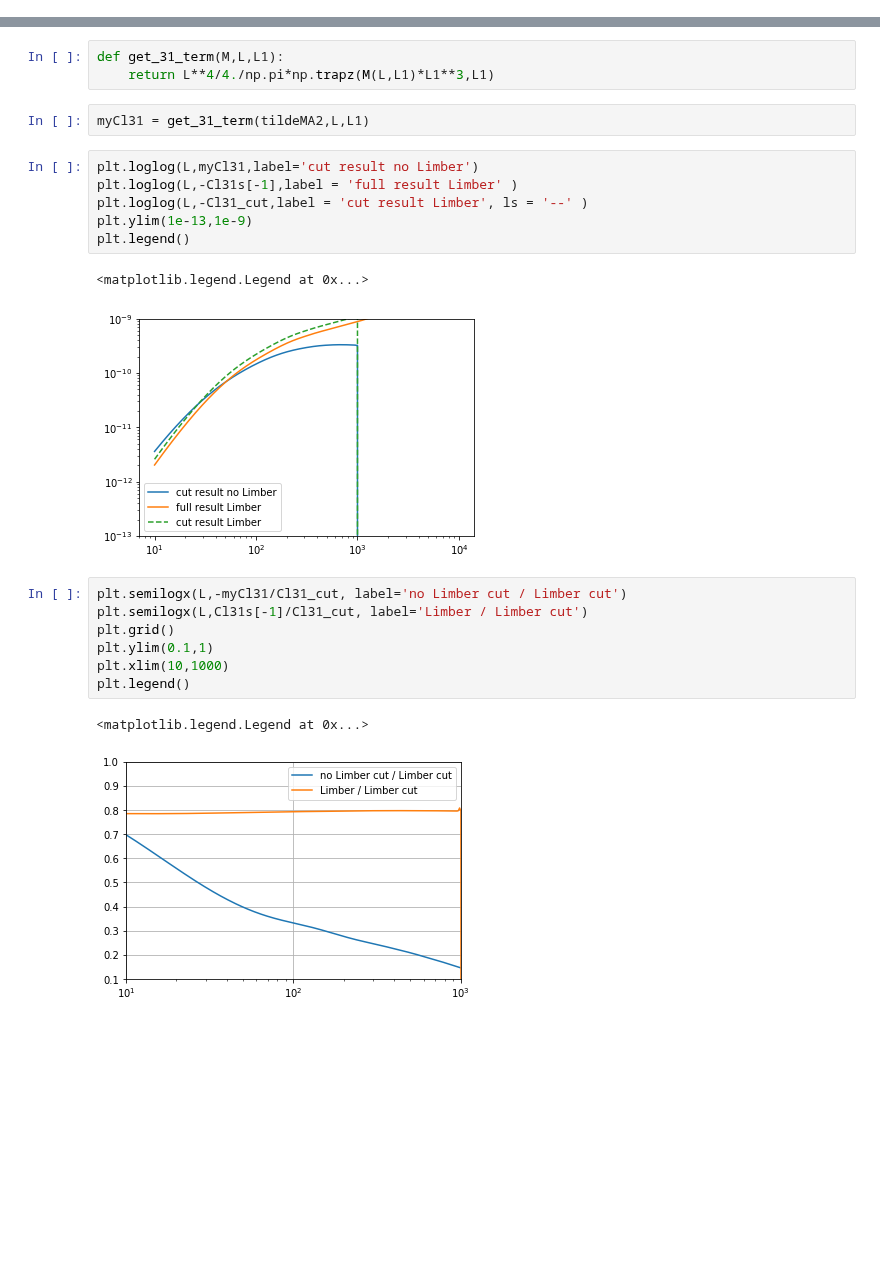
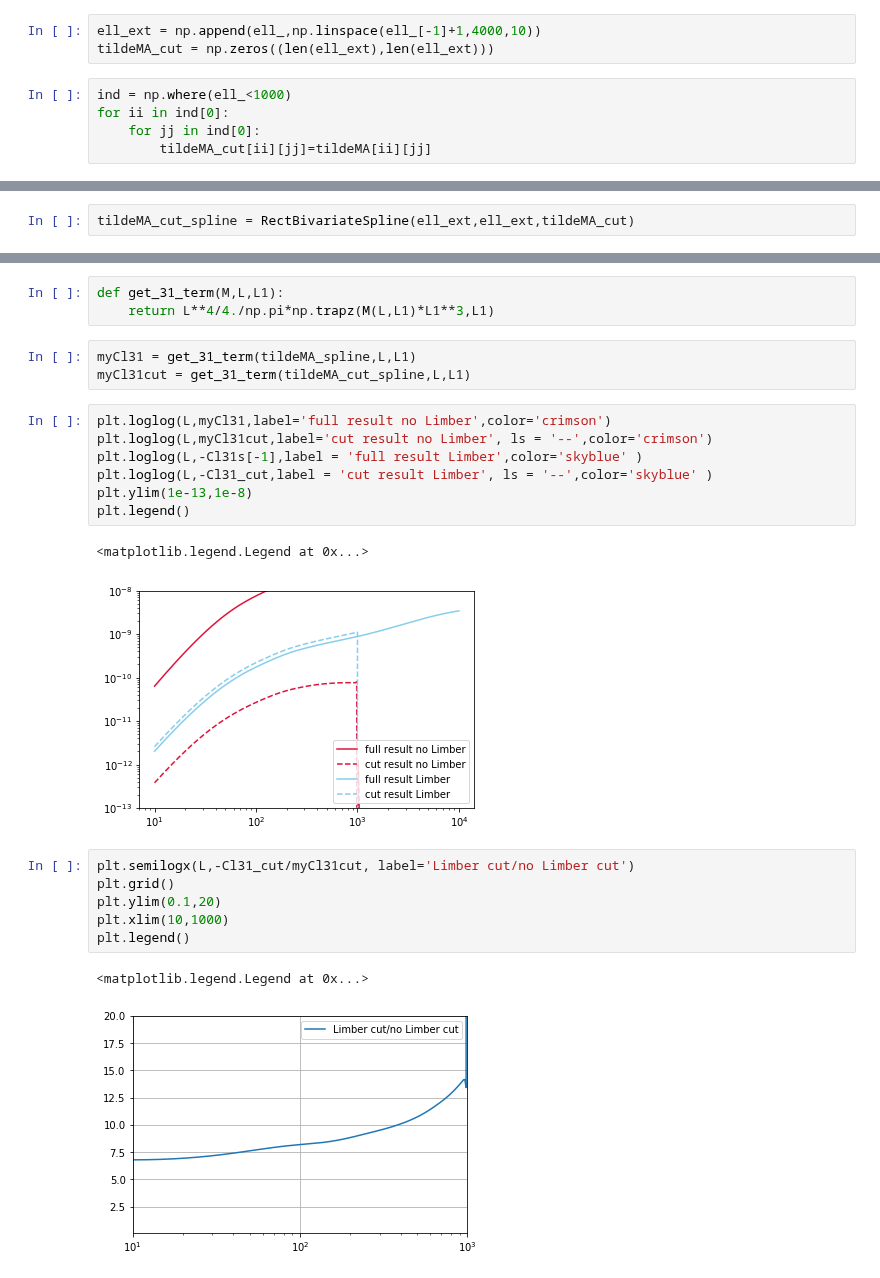
Before and after one commit to VMBoehm/postlimber, a Jupyter notebook: notebooks/PostBornTerms without Limber new approach.ipynb, the cells around one changed output, grey strips where cells are left out. Cells and saved outputs as stored; diff of their text form; blank space fills up the shorter version.

```diff
--- a/notebooks/PostBornTerms without Limber new approach.ipynb
+++ b/notebooks/PostBornTerms without Limber new approach.ipynb
@@ -179,0 +373,8 @@ print(time.time()-begin)
+# %%
+ell_ext = np.append(ell_,np.linspace(ell_[-1]+1,4000,10))
+tildeMA_cut = np.zeros((len(ell_ext),len(ell_ext)))
+# %%
+ind = np.where(ell_<1000)
+for ii in ind[0]:
+    for jj in ind[0]:
+        tildeMA_cut[ii][jj]=tildeMA[ii][jj]
@@ -180,3 +386,5 @@ print(time.time()-begin)
+# %%
+tildeMA_cut_spline = RectBivariateSpline(ell_ext,ell_ext,tildeMA_cut)
 # %%
 L, corrs = np.load('../output/LimberPostBornResultsLSST.npy')
 # %%
@@ -201,23 +409,24 @@ L,Cl31_cut = np.load('../output/LimberPostBornCl31_kappa-gal_all_cut.npy')
 def get_31_term(M,L,L1):
     return L**4/4./np.pi*np.trapz(M(L,L1)*L1**3,L1)
 # %%
-myCl31 = get_31_term(tildeMA2,L,L1)
+myCl31 = get_31_term(tildeMA_spline,L,L1)
+myCl31cut = get_31_term(tildeMA_cut_spline,L,L1)
 # %%
-plt.loglog(L,myCl31,label='cut result no Limber')
-plt.loglog(L,-Cl31s[-1],label = 'full result Limber' )
-plt.loglog(L,-Cl31_cut,label = 'cut result Limber', ls = '--' )
-plt.ylim(1e-13,1e-9)
+plt.loglog(L,myCl31,label='full result no Limber',color='crimson')
+plt.loglog(L,myCl31cut,label='cut result no Limber', ls = '--',color='crimson')
+plt.loglog(L,-Cl31s[-1],label = 'full result Limber',color='skyblue' )
+plt.loglog(L,-Cl31_cut,label = 'cut result Limber', ls = '--',color='skyblue' )
+plt.ylim(1e-13,1e-8)
 plt.legend()
 # %% [output]
 <matplotlib.legend.Legend at 0x...>
-[figure, old version]
+[figure, new version]
 # %%
-plt.semilogx(L,-myCl31/Cl31_cut, label='no Limber cut / Limber cut')
-plt.semilogx(L,Cl31s[-1]/Cl31_cut, label='Limber / Limber cut')
+plt.semilogx(L,-Cl31_cut/myCl31cut, label='Limber cut/no Limber cut')
 plt.grid()
-plt.ylim(0.1,1)
+plt.ylim(0.1,20)
 plt.xlim(10,1000)
 plt.legend()
 # %% [output]
 <matplotlib.legend.Legend at 0x...>
-[figure, old version]
+[figure, new version]
```
Also changed, not shown: parts of 26 cells of this notebook, 8 other files.
